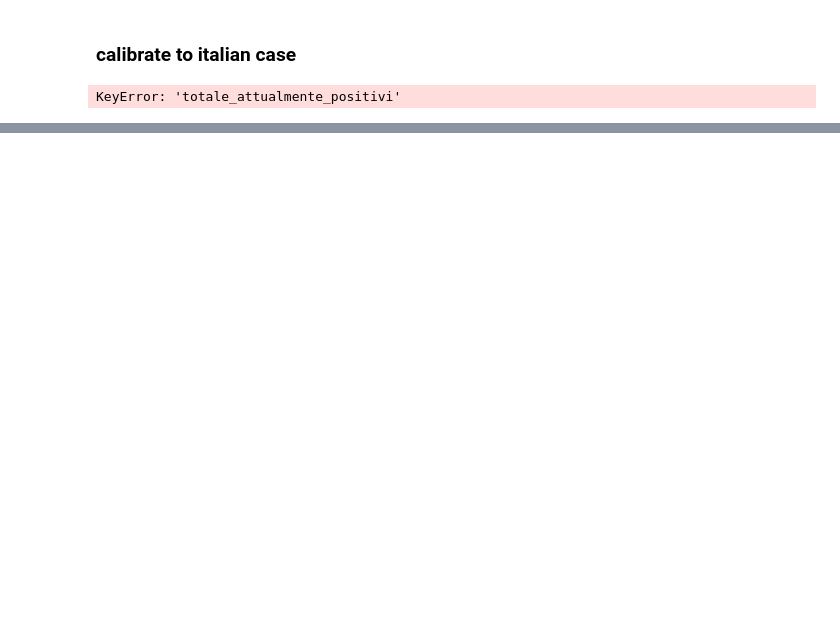
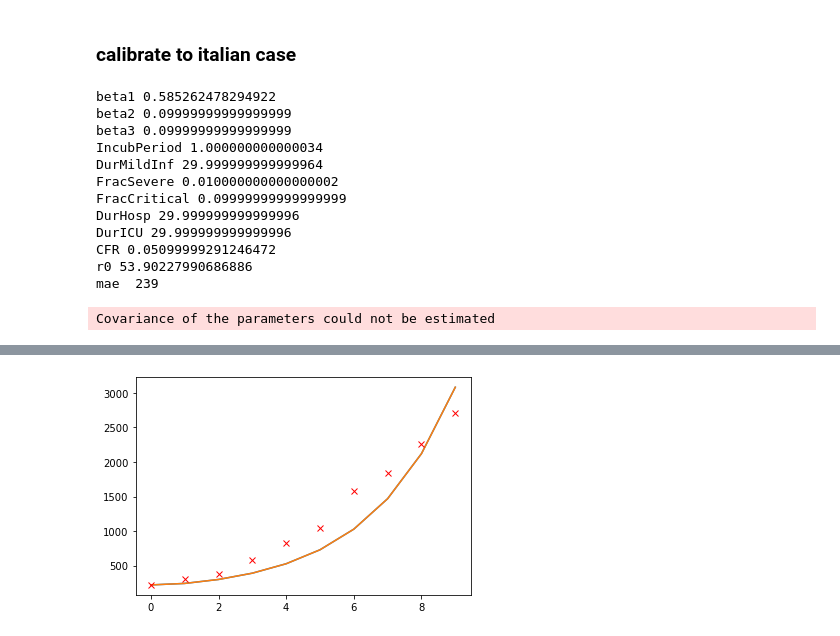
Before and after one commit to mspadaccino/COVID-19, a Jupyter notebook: notebooks/SIRD model.ipynb, the cells around one changed output, grey strips where cells are left out. Saved outputs shown, nothing was run; the diff lists cells and outputs as text; code cells hidden in the pictures; blank space fills up the shorter version.

```diff
--- a/notebooks/SIRD model.ipynb
+++ b/notebooks/SIRD model.ipynb
@@ -685,30 +549,32 @@ r0  2.4000000000000004
 # %% [markdown]
 ### calibrate to italian case
 # %%
-ENERGY = 'R'
+ENERGY = 'I'
 cases_multiplier = 1
 deaths_multiplier = 1
 exposed_multiplier = 0
-start_day = 20
+fit_range = (0, 10)
 df = pd.read_csv('../data/dpc-covid19-ita-andamento-nazionale.csv').drop('stato',1)
 df['D'] = deaths_multiplier*df['deceduti']
-df['I'] = cases_multiplier*df['totale_attualmente_positivi']
+df['I'] = cases_multiplier*df['totale_positivi']
 df['I1'] = df['isolamento_domiciliare'] # mild infected
 df['I2'] = df['ricoverati_con_sintomi'] # severe infected
 df['I3'] = df['terapia_intensiva'] # critical infected
 df['R'] = df['dimessi_guariti'] # recovered
 N = 60431283 # population
 y_fit = df[ENERGY].values # variable to fit
-I10 = df['I1'].iloc[start_day]
-I20 = df['I2'].iloc[start_day]
-I30 = df['I3'].iloc[start_day]
-R0 = df['R'].iloc[start_day]
-E0 = exposed_multiplier * df['I'].iloc[start_day]
-D0 = df['D'].iloc[start_day]
+I10 = df['I1'].iloc[fit_range[0]]
+I20 = df['I2'].iloc[fit_range[0]]
+I30 = df['I3'].iloc[fit_range[0]]
+R0 = df['R'].iloc[fit_range[0]]
+E0 = exposed_multiplier * df['I'].iloc[fit_range[0]]
+D0 = df['D'].iloc[fit_range[0]]
 S0 = N - E0 - I10 - I20 - I30 - R0 - D0
 time_range = 300
 beta1, beta2, beta3, IncubPeriod, DurMildInf, FracSevere, FracCritical,  DurHosp, DurICU, CFR = calibrate_SEIIIRD(
-    y_fit = y_fit,
+    ENERGY = ENERGY,
+    y = y_fit,
+    fit_range = fit_range,
     S0 = S0,
     I10 = I10,
     I20 = I20,
@@ -716,23 +582,33 @@ beta1, beta2, beta3, IncubPeriod, DurMildInf, FracSevere, FracCritical,  DurHosp
     R0 = R0,
     E0 = E0,
     D0 = D0,
-    time_horizon = time_range,
     bounds= [
         (0, .9), #beta1
-        (0, .5), #beta2
-        (0, .3), #beta3
+        (0, .1),#beta2
+        (0, .1),#beta3
         (1, 30), #IncubPeriod
         (1, 30), #DurMildInf
-        (0, 0.3), #FracSevere
-        (0, 0.1),#FracCritical
+        (0.01, 0.3), #FracSevere
+        (0.01, 0.1),#FracCritical
         (1, 30), #DurHosp
         (1, 30), #DurICU
-        (0, 0.1), #CFR
+        (0, 0.051), #CFR
        ],
-    use_differential_evolution = False)
-cases  = plot_SEIIIRD(range(time_range), N, E0, I10, I20, I30,
-                                          R0, D0, beta1, beta2, beta3,
-            IncubPeriod, DurMildInf, FracSevere, FracCritical, DurHosp,
-            DurICU, CFR, y_actual=y_fit, output = ['I', 'D'])
+    use_differential_evolution = False,
+    plot_range = 100,
+    plot_output = ['I','D']
+)
 # %% [output]
-KeyError: 'totale_attualmente_positivi'
+beta1 0.585262478294922
+beta2 0.09999999999999999
+beta3 0.09999999999999999
+IncubPeriod 1.000000000000034
+DurMildInf 29.999999999999964
+FracSevere 0.010000000000000002
+FracCritical 0.09999999999999999
+DurHosp 29.999999999999996
+DurICU 29.999999999999996
+CFR 0.05099999291246472
+r0 53.90227990686886
+mae  239
+Covariance of the parameters could not be estimated
@@ -738,0 +616 @@ KeyError: 'totale_attualmente_positivi'
+[figure, added]
```
Also changed, not shown: parts of 14 cells of this notebook, 9 other files.
